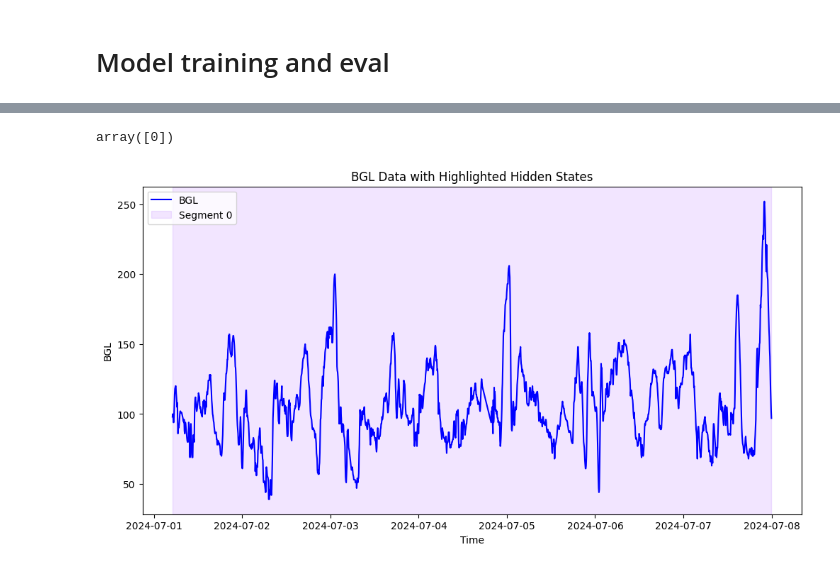
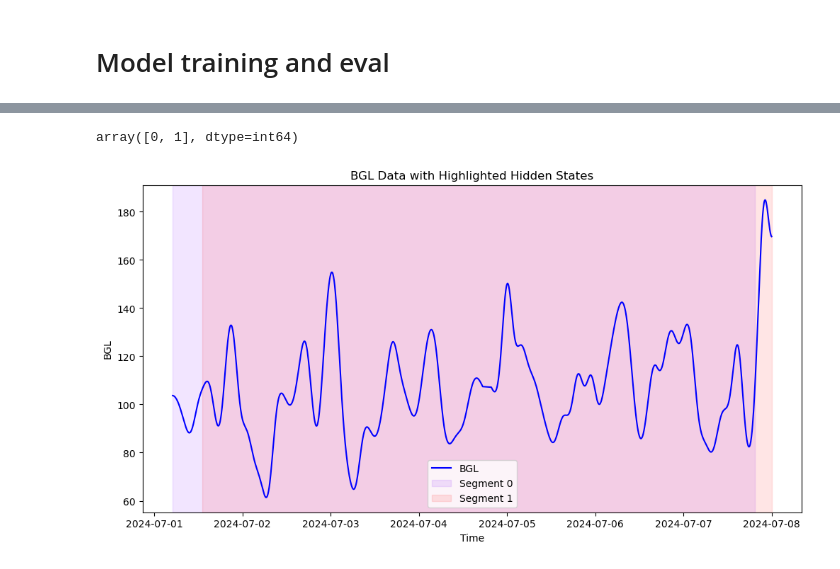
Before and after one commit to RobotPsychologist/bg_control, a Jupyter notebook: 0_meal_identification/meal_identification/notebooks/1.01-jg-GMMHMM-implementation.ipynb, the cells around one changed output, grey strips where cells are left out. Saved outputs shown, nothing was run; the diff lists cells and outputs as text; code cells hidden in the pictures.

Commit message:
Applied gaussian smoothing to unsupervised test

```diff
--- a/0_meal_identification/meal_identification/notebooks/1.01-jg-GMMHMM-implementation.ipynb
+++ b/0_meal_identification/meal_identification/notebooks/1.01-jg-GMMHMM-implementation.ipynb
@@ -140,6 +146,11 @@ def runGMMHMM(supervised, X, n_components, n_mix, n_iter, Y = "bruh"):
         model.fit_predict(X = X, Y = Y)
         return model
 # %%
+from scipy.ndimage import gaussian_filter1d
+
+# Apply Gaussian smoothing
+X_smoothed = gaussian_filter1d(all_days_patient_0['bgl'], sigma=15)
+
 n_components = 2
-model = runGMMHMM(supervised= False, n_components=n_components, X = all_days_patient_0, n_mix = 2, n_iter = 100)
+model = runGMMHMM(supervised=False, n_components=n_components, X=X_smoothed.reshape(-1, 1), n_mix=2, n_iter=100)
 # %% [output]
@@ -152,36 +174,42 @@ hidden_states = model.predict(pd.concat(days_patients[0][0:7]))
+# %%
+test_data = pd.concat(days_patients[0][0:7])
+test_smoothed = gaussian_filter1d(test_data['bgl'], sigma=15)
+
+hidden_states = model.predict(test_smoothed.reshape(-1, 1))
 # %%
 np.unique(hidden_states) #im gna kill myself please for the love of god be smth different
 # %% [output]
-array([0])
+array([0, 1], dtype=int64)
 # %%
 import matplotlib.pyplot as plt
 
 # Create a figure and axis
 plt.figure(figsize=(12, 6))
 
+# Convert numpy array back to DataFrame
+bruh = pd.DataFrame(test_smoothed, index=test_data.index, columns=['bgl'])
 
-bruh = pd.concat(days_patients[0][0:7])
 # Plot the BGL data
 plt.plot(bruh.index, bruh["bgl"], label='BGL', color='blue')
 
 # Highlight segments based on hidden states
 unique_segments = np.unique(hidden_states)
 colors = plt.cm.rainbow(np.linspace(0, 1, len(unique_segments)))
 
 for segment, color in zip(unique_segments, colors):
     masks = hidden_states == segment
     segment_indices = bruh.index[masks]
     plt.axvspan(segment_indices.min(), segment_indices.max(),
                 alpha=0.1, color=color, label=f'Segment {segment}')
 
 # Add title and labels
 plt.title("BGL Data with Highlighted Hidden States")
 plt.xlabel("Time")
 plt.ylabel("BGL")
 plt.legend()
 plt.show()
 # %% [output]
-[figure, old version]
+[figure, new version]
 # %%
 from sklearn.preprocessing import OneHotEncoder
 
```
Also changed, not shown: parts of 10 cells of this notebook.
